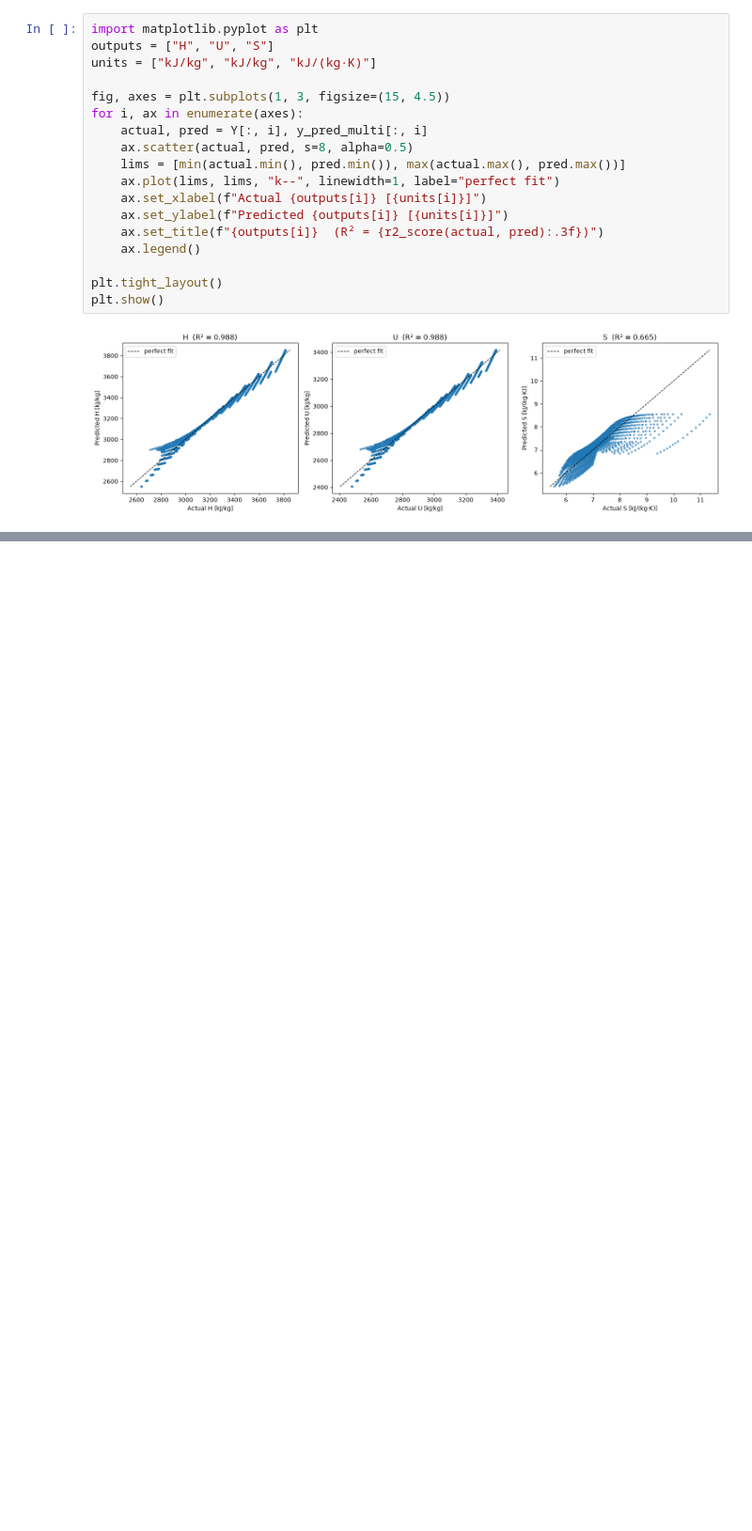
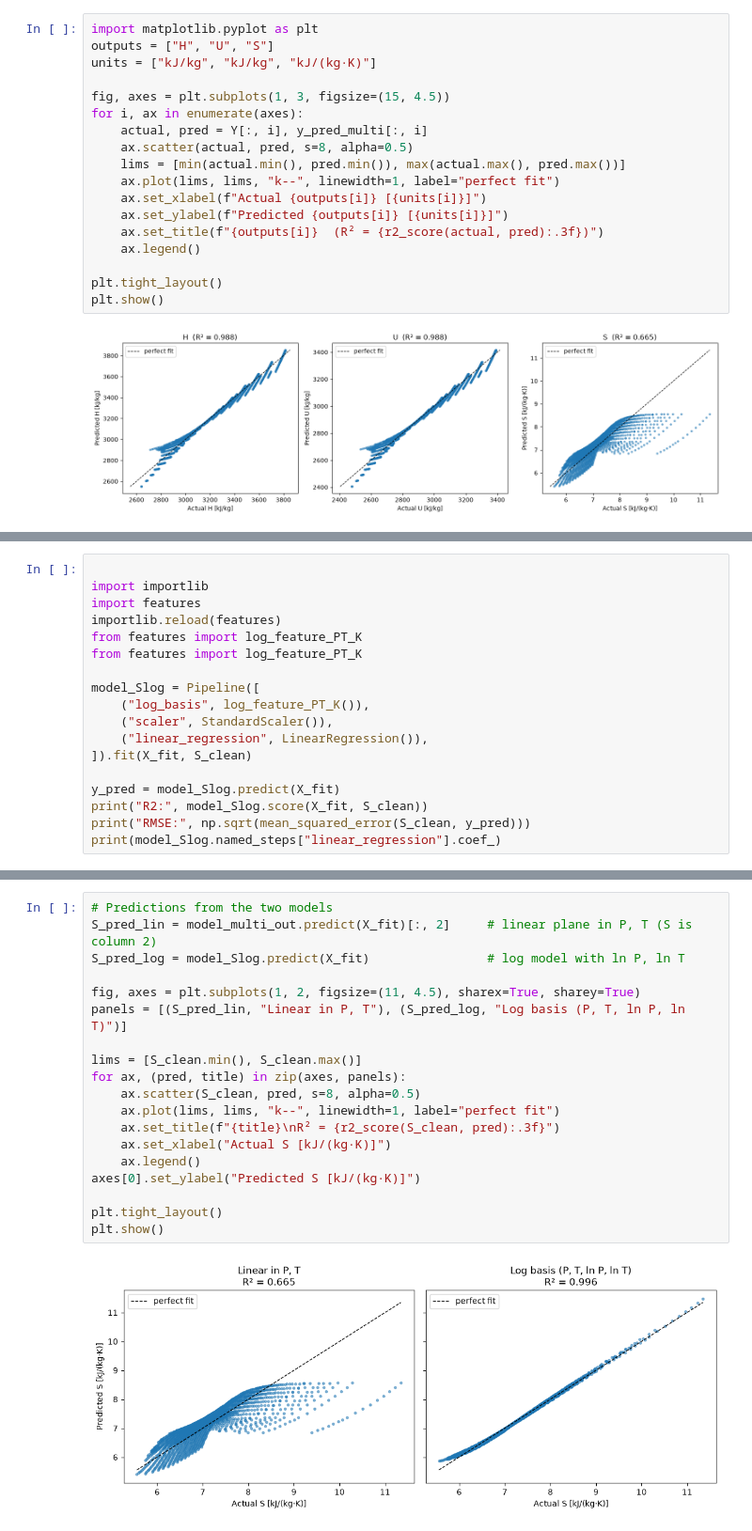
Before and after one commit to BoniYu/GLM_ThemophysicalProperty_Prediction, a Jupyter notebook: Notebooks/multiR.ipynb, the cells around one changed output, grey strips where cells are left out. Shown: that part at 94% size. Cells and saved outputs as stored; diff of their text form; blank space fills up the shorter version.

```diff
--- a/Notebooks/multiR.ipynb
+++ b/Notebooks/multiR.ipynb
@@ -264,0 +294,18 @@ plt.show()
+# %%
+
+import importlib
+import features
+importlib.reload(features)
+from features import log_feature_PT_K
+from features import log_feature_PT_K
+
+model_Slog = Pipeline([
+    ("log_basis", log_feature_PT_K()),
+    ("scaler", StandardScaler()),
+    ("linear_regression", LinearRegression()),
+]).fit(X_fit, S_clean)
+
+y_pred = model_Slog.predict(X_fit)
+print("R2:", model_Slog.score(X_fit, S_clean))
+print("RMSE:", np.sqrt(mean_squared_error(S_clean, y_pred)))
+print(model_Slog.named_steps["linear_regression"].coef_)
@@ -264,0 +357,21 @@ plt.show()
+# %%
+# Predictions from the two models
+S_pred_lin = model_multi_out.predict(X_fit)[:, 2]     # linear plane in P, T (S is column 2)
+S_pred_log = model_Slog.predict(X_fit)                # log model with ln P, ln T
+
+fig, axes = plt.subplots(1, 2, figsize=(11, 4.5), sharex=True, sharey=True)
+panels = [(S_pred_lin, "Linear in P, T"), (S_pred_log, "Log basis (P, T, ln P, ln T)")]
+
+lims = [S_clean.min(), S_clean.max()]
+for ax, (pred, title) in zip(axes, panels):
+    ax.scatter(S_clean, pred, s=8, alpha=0.5)
+    ax.plot(lims, lims, "k--", linewidth=1, label="perfect fit")
+    ax.set_title(f"{title}\nR² = {r2_score(S_clean, pred):.3f}")
+    ax.set_xlabel("Actual S [kJ/(kg·K)]")
+    ax.legend()
+axes[0].set_ylabel("Predicted S [kJ/(kg·K)]")
+
+plt.tight_layout()
+plt.show()
+# %% [output]
+[figure, added]
```
Also changed, not shown: parts of 7 cells of this notebook, 3 other files.
